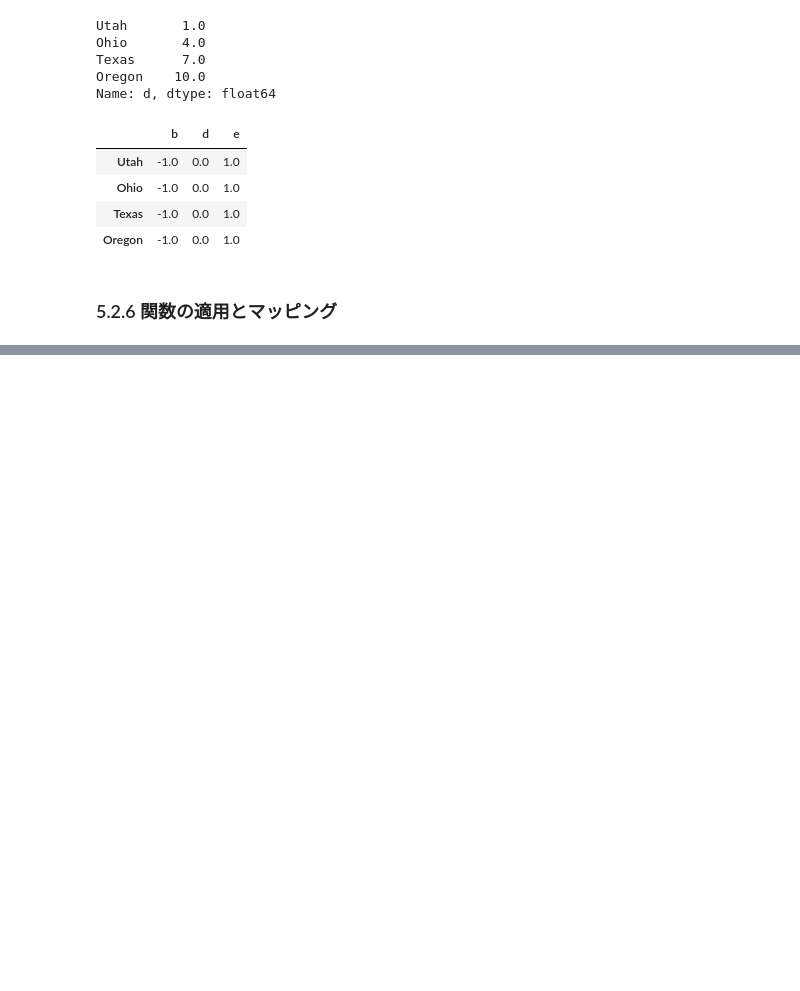
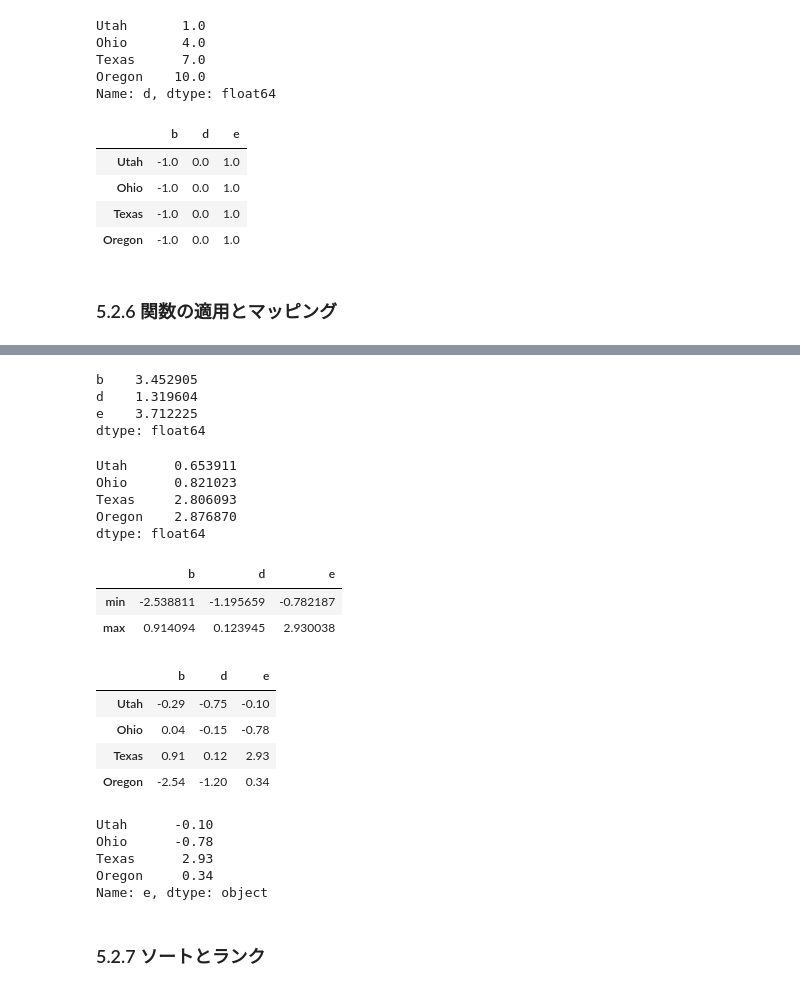
Before and after one commit to makotos-nlproc/py4da-shakyo, a Jupyter notebook: chap5.ipynb, the cells around one changed output, grey strips where cells are left out. Saved outputs shown, nothing was run; the diff lists cells and outputs as text; code cells hidden in the pictures; blank space fills up the shorter version.

```diff
--- a/chap5.ipynb
+++ b/chap5.ipynb
@@ -976,0 +995,43 @@ frame.sub(series3, axis='index')
+# %%
+f = lambda x: x.max() - x.min()
+frame.apply(f)
+# %% [output]
+b    3.452905
+d    1.319604
+e    3.712225
+dtype: float64
+# %%
+frame.apply(f, axis='columns')
+# %% [output]
+Utah      0.653911
+Ohio      0.821023
+Texas     2.806093
+Oregon    2.876870
+dtype: float64
+# %%
+def f(x):
+    return pd.Series([x.min(), x.max()], index=['min', 'max'])
+frame.apply(f)
+# %% [output]
+|  | b | d | e |
+| min | -2.538811 | -1.195659 | -0.782187 |
+| max | 0.914094 | 0.123945 | 2.930038 |
+# %%
+frmt = lambda x: '%.2f' % x
+frame.applymap(frmt)
+# %% [output]
+|  | b | d | e |
+| Utah | -0.29 | -0.75 | -0.10 |
+| Ohio | 0.04 | -0.15 | -0.78 |
+| Texas | 0.91 | 0.12 | 2.93 |
+| Oregon | -2.54 | -1.20 | 0.34 |
+# %%
+frame['e'].map(frmt)
+# %% [output]
+Utah      -0.10
+Ohio      -0.78
+Texas      2.93
+Oregon     0.34
+Name: e, dtype: object
+# %% [markdown]
+### 5.2.7 ソートとランク
```
Also changed, not shown: parts of 2 cells of this notebook.
